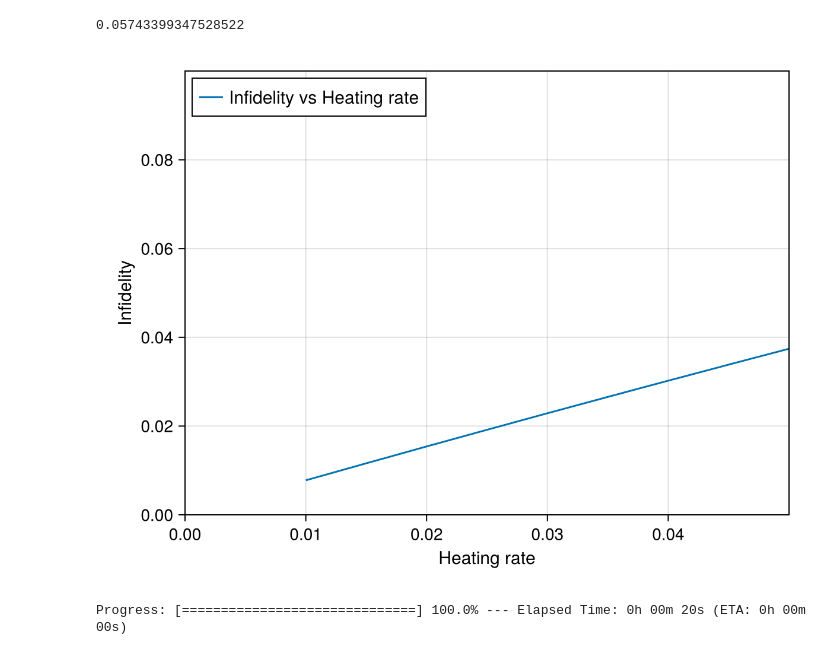
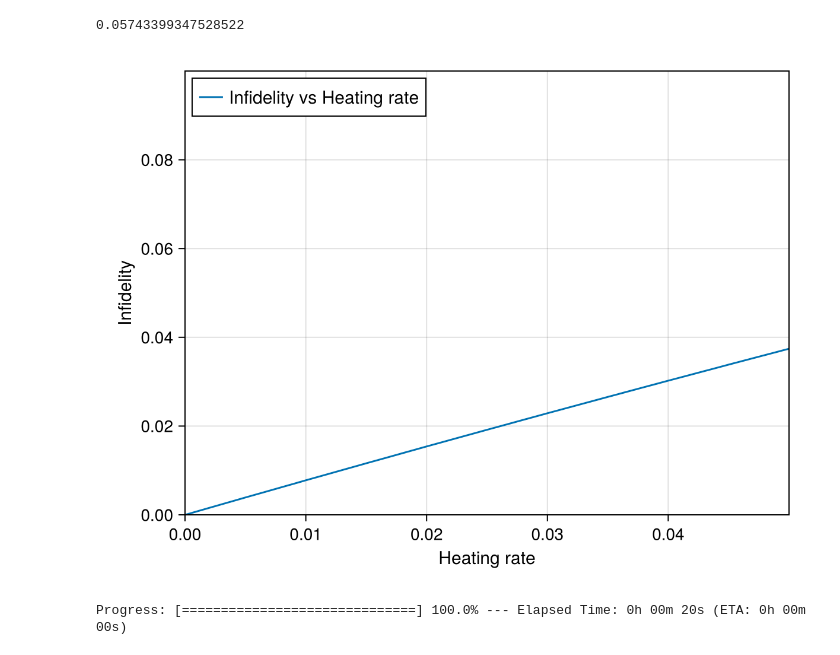
Before and after one commit to Lightup1/Penning_trap_electron, a Jupyter notebook: gate_infidelities/numerical.ipynb, the cells around one changed output. Saved outputs shown, nothing was run; the diff lists cells and outputs as text; code cells hidden in the pictures.

```diff
--- a/gate_infidelities/numerical.ipynb
+++ b/gate_infidelities/numerical.ipynb
@@ -258,17 +258,17 @@ Progress: [==============================] 100.0% --- Elapsed Time: 0h 00m 00s (
 # %%
 N = 30
 ψ0 = basis(2,1) ⊗ basis(2,1) ⊗ fock(N,0)
-nhs=(1:0.5:5)*1e-2
+nhs=(0:0.5:5)*1e-2
 infidelities = [infidelity_heating_numerical(1,nh,ψ0,progress_bar=Val(false)) for nh in nhs]
 fig = Figure()
 ax = Axis(fig[1, 1], xlabel = "Heating rate", ylabel = "Infidelity", xlabelsize = 15, ylabelsize = 15)
 lines!(ax, nhs, infidelities, label = "Infidelity vs Heating rate")
 axislegend(ax; position = :lt, labelsize = 15)
 xlims!(ax, 0, 5e-2)
 ylims!(ax, 0, 0.1)
 fig
 # %% [output]
-[figure, old version]
+[figure, new version]
 # %%
 N = 150
 ψ0 = basis(2,1) ⊗ basis(2,1) ⊗ fock(N,50)
```
